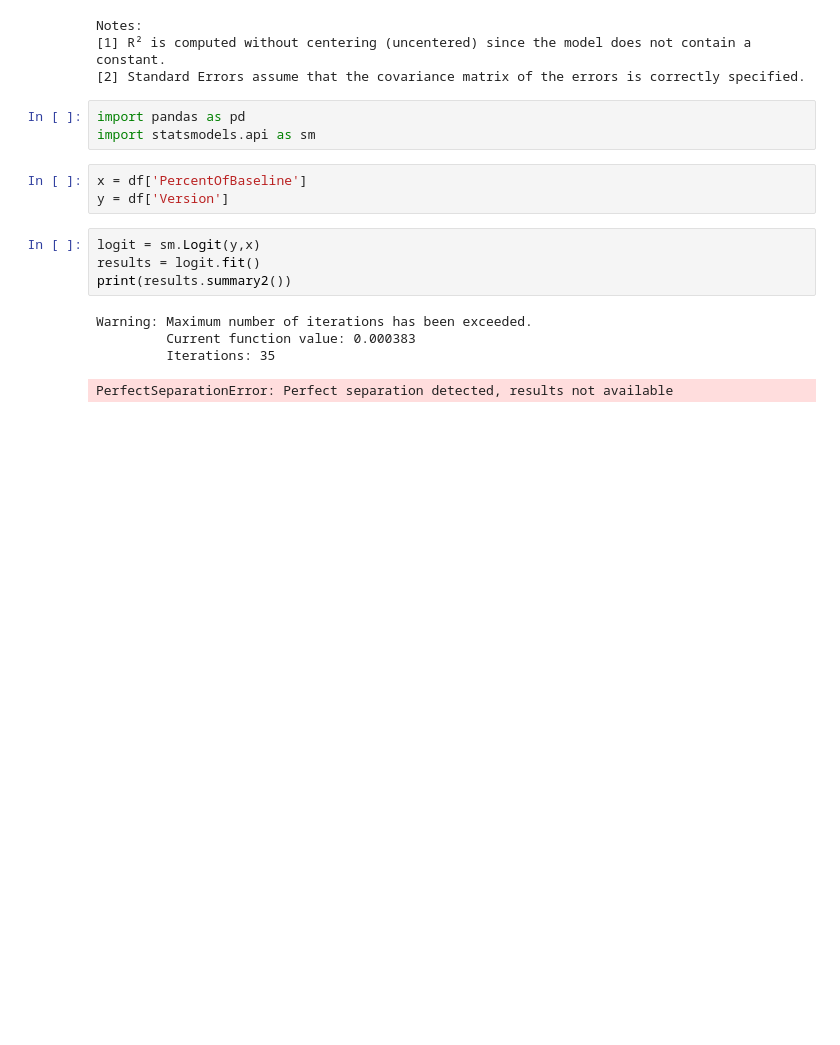
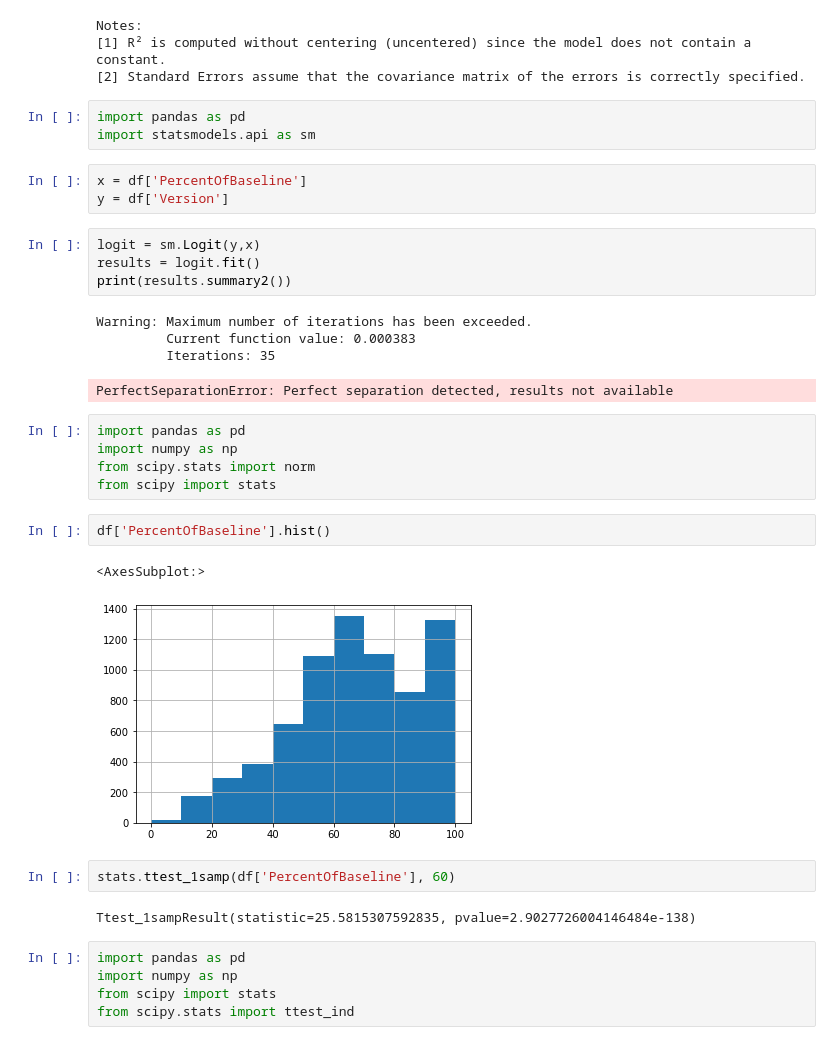
Before and after one commit to Team-Dynamite/Project-TNT, a Jupyter notebook: Notebooks/covid-airport.ipynb, the cells around one changed output. Saved outputs shown, nothing was run; the diff lists cells and outputs as text; blank space fills up the shorter version.

```diff
--- a/Notebooks/covid-airport.ipynb
+++ b/Notebooks/covid-airport.ipynb
@@ -153,3 +153,22 @@ Warning: Maximum number of iterations has been exceeded.
          Current function value: 0.000383
          Iterations: 35
 PerfectSeparationError: Perfect separation detected, results not available
+# %%
+import pandas as pd
+import numpy as np
+from scipy.stats import norm
+from scipy import stats
+# %%
+df['PercentOfBaseline'].hist()
+# %% [output]
+<AxesSubplot:>
+[figure, added]
+# %%
+stats.ttest_1samp(df['PercentOfBaseline'], 60)
+# %% [output]
+Ttest_1sampResult(statistic=25.5815307592835, pvalue=2.9027726004146484e-138)
+# %%
+import pandas as pd
+import numpy as np
+from scipy import stats
+from scipy.stats import ttest_ind
```
Also changed, not shown: parts of 1 cell of this notebook.
